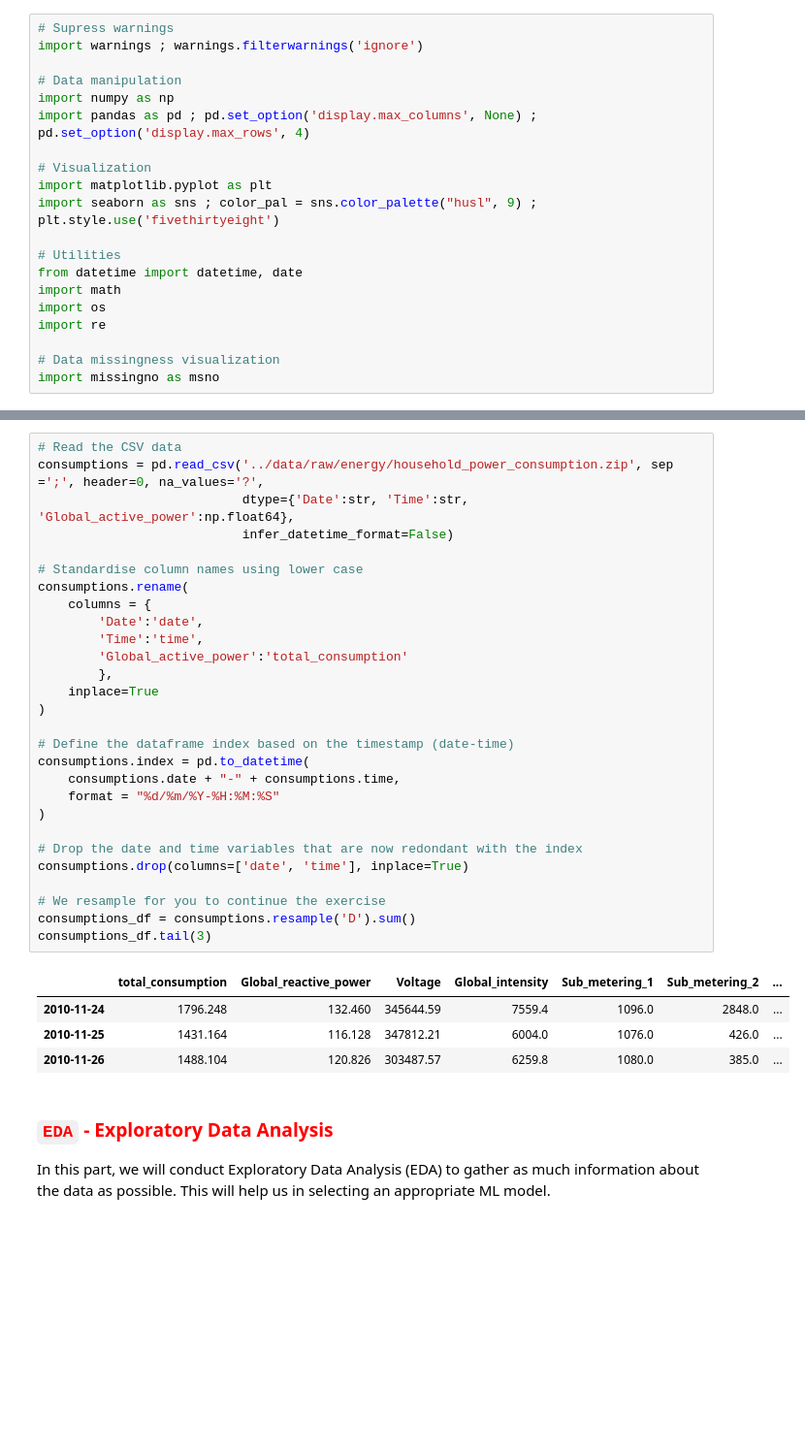
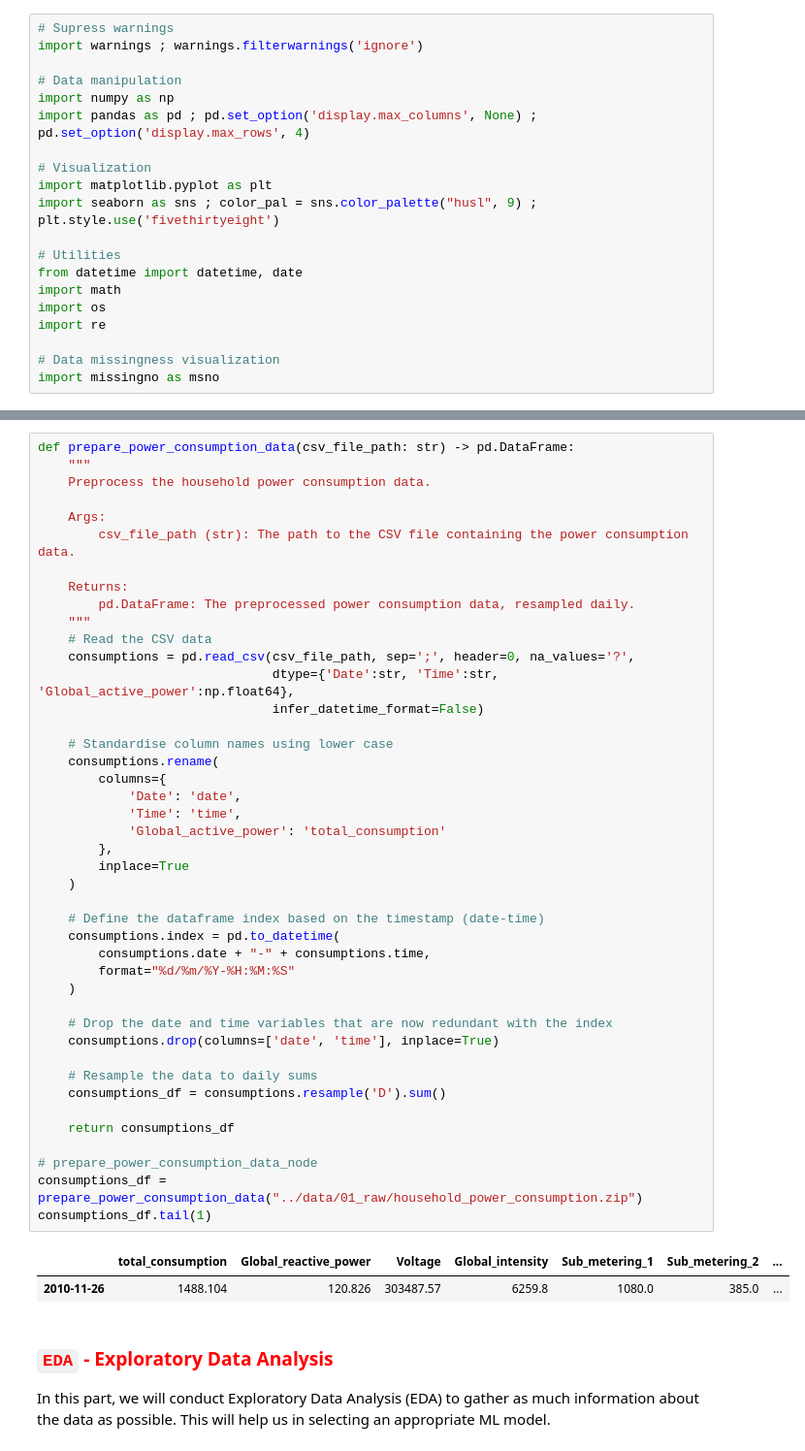
Before and after one commit to labrijisaad/Kedro-Energy-Forecasting-Machine-Learning-Pipeline, a Jupyter notebook: notebooks/EDA & Data Preparation - Energy_Forecasting.ipynb, the cells around one changed output, grey strips where cells are left out. Shown at 97% size. Cells and saved outputs as stored; diff of their text form; blank space fills up the shorter version.

```diff
--- a/notebooks/EDA & Data Preparation - Energy_Forecasting.ipynb
+++ b/notebooks/EDA & Data Preparation - Energy_Forecasting.ipynb
@@ -33,36 +33,49 @@ First, we will download the Household Electric Power Consumption data available
-# %%
-# Read the CSV data
-consumptions = pd.read_csv('../data/raw/energy/household_power_consumption.zip', sep =';', header=0, na_values='?',
-                           dtype={'Date':str, 'Time':str, 'Global_active_power':np.float64},
-                           infer_datetime_format=False)
-
-# Standardise column names using lower case
-consumptions.rename(
-    columns = {
-        'Date':'date',
-        'Time':'time',
-        'Global_active_power':'total_consumption'
-        },
-    inplace=True
-)
-
-# Define the dataframe index based on the timestamp (date-time)
-consumptions.index = pd.to_datetime(
-    consumptions.date + "-" + consumptions.time,
-    format = "%d/%m/%Y-%H:%M:%S"
-)
-
-# Drop the date and time variables that are now redondant with the index
-consumptions.drop(columns=['date', 'time'], inplace=True)
-
-# We resample for you to continue the exercise
-consumptions_df = consumptions.resample('D').sum()
-consumptions_df.tail(3)
-# %% [output]
-|  | total_consumption | Global_reactive_power | Voltage | Global_intensity | Sub_metering_1 | Sub_metering_2 | ... |
-| 2010-11-24 | 1796.248 | 132.460 | 345644.59 | 7559.4 | 1096.0 | 2848.0 | ... |
-| 2010-11-25 | 1431.164 | 116.128 | 347812.21 | 6004.0 | 1076.0 | 426.0 | ... |
-| 2010-11-26 | 1488.104 | 120.826 | 303487.57 | 6259.8 | 1080.0 | 385.0 | ... |
+# %%
+def prepare_power_consumption_data(csv_file_path: str) -> pd.DataFrame:
+    """
+    Preprocess the household power consumption data.
+
+    Args:
+        csv_file_path (str): The path to the CSV file containing the power consumption data.
+
+    Returns:
+        pd.DataFrame: The preprocessed power consumption data, resampled daily.
+    """
+    # Read the CSV data
+    consumptions = pd.read_csv(csv_file_path, sep=';', header=0, na_values='?',
+                               dtype={'Date':str, 'Time':str, 'Global_active_power':np.float64},
+                               infer_datetime_format=False)
+
+    # Standardise column names using lower case
+    consumptions.rename(
+        columns={
+            'Date': 'date',
+            'Time': 'time',
+            'Global_active_power': 'total_consumption'
+        },
+        inplace=True
+    )
+
+    # Define the dataframe index based on the timestamp (date-time)
+    consumptions.index = pd.to_datetime(
+        consumptions.date + "-" + consumptions.time,
+        format="%d/%m/%Y-%H:%M:%S"
+    )
+
+    # Drop the date and time variables that are now redundant with the index
+    consumptions.drop(columns=['date', 'time'], inplace=True)
+
+    # Resample the data to daily sums
+    consumptions_df = consumptions.resample('D').sum()
+
+    return consumptions_df
+
+# prepare_power_consumption_data_node
+consumptions_df = prepare_power_consumption_data("../data/01_raw/household_power_consumption.zip")
+consumptions_df.tail(1)
+# %% [output]
+|  | total_consumption | Global_reactive_power | Voltage | Global_intensity | Sub_metering_1 | Sub_metering_2 | ... |
+| 2010-11-26 | 1488.104 | 120.826 | 303487.57 | 6259.8 | 1080.0 | 385.0 | ... |
 # %% [markdown]
 ### <a><span style="color:red">`EDA` - Exploratory Data Analysis</span></a>
 In this part, we will conduct Exploratory Data Analysis (EDA) to gather as much information about the data as possible. This will help us in selecting an appropriate ML model.
```
Also changed, not shown: parts of 10 cells of this notebook, 1 other file.
